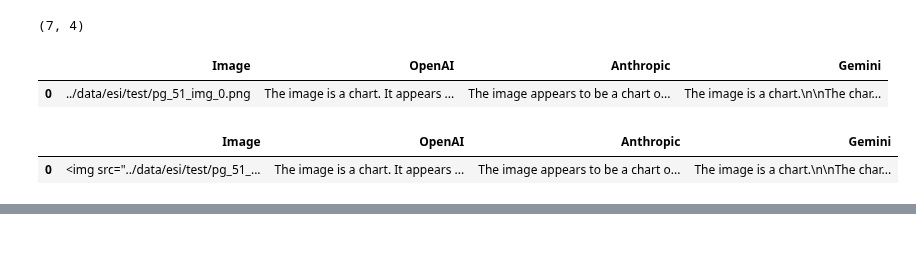
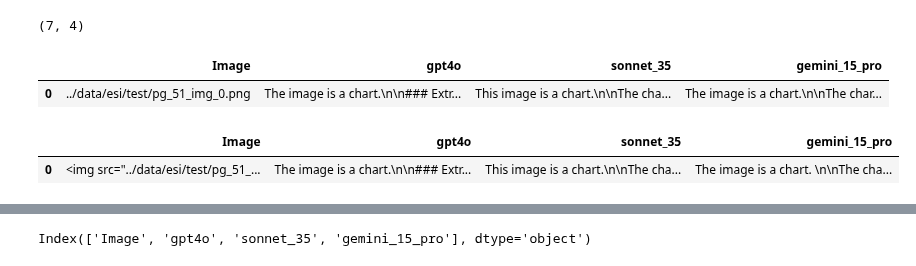
Before and after one commit to gurdeep101/fine_tune_llm_course, a Jupyter notebook: notebooks/esi_image_text_comp.ipynb, the cells around one changed output, grey strips where cells are left out. Drawn from its saved outputs; the diff is of its cells as text; code cells hidden in the pictures.

```diff
--- a/notebooks/esi_image_text_comp.ipynb
+++ b/notebooks/esi_image_text_comp.ipynb
@@ -56,8 +77,9 @@ print(image_list)
 ['../data/esi/test/pg_51_img_0.png', '../data/esi/test/pg_51_img_1.png', '../data/esi/test/pg_51_img_3.png', '../data/esi/test/pg_51_img_2.png', '../data/esi/test/pg_49_img_2.png', '../data/esi/test/p ...
 # %%
 prompt="""
+    you are an analyst reading tables and charts with the objective of extracting information from them for analysis.
     Identify the image as a table or a chart.
-    If the image is a table then return the table in markdown format .
-    If the image is a chart then extract the information in the chart from the image in as much detail as possible.
+    If the image is a table then return the table in markdown format.
+    If the image is a chart then extract the information in the chart from the image in as much detail as possible. Do not draw any interpretaions but focus solely on extracting information from the image
     If you are unable to classify the image as either a table or a chart, please summarize the image and return the summary.
 """
@@ -118,17 +136,20 @@ len(gemini_response.text), len(openai_response.text), len(anthropic_response.tex
+# %%
+t1_llms = [gpt4o, sonnet_35, gemini_15_pro]
+t2_llms = [gpt4o_mini, haiku3, gemini_15_flash]
 # %%
-image_descr = {}
-llms = [openai_mm_llm, anthropic_mm_llm, gemini_mm_llm]
+%%capture output
+image_descr_t1 = {}
 
 for img in image_list:
     # print(img)
-    image_descr[img] = []
+    image_descr_t1[img] = []
 
-for image_file in image_descr.keys():
-    for llm in llms:
+for image_file in image_descr_t1.keys():
+    for llm in t1_llms:
         image_documents = SimpleDirectoryReader(input_files=[image_file]).load_data()
         response = llm.complete(prompt=prompt, image_documents=image_documents)
         # print(restponse.text)
-        image_descr[image_file].append(response.text)
+        image_descr_t1[image_file].append(response.text)
         print(f'{llm} done!')
         # break
 # %% [output]
@@ -172,24 +230,25 @@ pd.set_option('display.max_colwidth',500)
 
 from IPython.display import HTML
 # %%
-image_df = pd.DataFrame(image_descr).transpose().reset_index()
-image_df.columns = ['Image','OpenAI', 'Anthropic','Gemini']
+image_df_t1 = pd.DataFrame(image_descr_t1).transpose().reset_index()
+# print(image_df_t1.head())
+image_df_t1.columns = ['Image', 'gpt4o', 'sonnet_35', 'gemini_15_pro']
 # image_df.columns = ['OpenAI', 'Anthropic','Gemini']
-print(image_df.shape)
+print(image_df_t1.shape)
 # %% [output]
 (7, 4)
 # %%
-image_df.head(1)
+image_df_t1.head(1)
 # %% [output]
-|  | Image | OpenAI | Anthropic | Gemini |
-| 0 | ../data/esi/test/pg_51_img_0.png | The image is a chart. It appears ... | The image appears to be a chart o... | The image is a chart.\n\nThe char... |
+|  | Image | gpt4o | sonnet_35 | gemini_15_pro |
+| 0 | ../data/esi/test/pg_51_img_0.png | The image is a chart.\n\n### Extr... | This image is a chart.\n\nThe cha... | The image is a chart.\n\nThe char... |
 # %%
 def path_to_image_html(path):
     return f'<img src="{path}" width="200" >'
 # %%
-image_df['Image'] = image_df['Image'].apply(path_to_image_html)
-image_df.head(1)
+image_df_t1['Image'] = image_df_t1['Image'].apply(path_to_image_html)
+image_df_t1.head(1)
 # %% [output]
-|  | Image | OpenAI | Anthropic | Gemini |
-| 0 | <img src="../data/esi/test/pg_51_... | The image is a chart. It appears ... | The image appears to be a chart o... | The image is a chart.\n\nThe char... |
+|  | Image | gpt4o | sonnet_35 | gemini_15_pro |
+| 0 | <img src="../data/esi/test/pg_51_... | The image is a chart.\n\n### Extr... | This image is a chart.\n\nThe cha... | The image is a chart. \n\nThe cha... |
 # %%
@@ -197,5 +256,9 @@ HTML(image_df.to_html(escape=False))
 # %% [output]
 [interactive output not drawn]
+# %%
+image_df_t1.columns
+# %% [output]
+Index(['Image', 'gpt4o', 'sonnet_35', 'gemini_15_pro'], dtype='object')
 # %%
 # Define a style function to set minimum width
 def style_min_width(s, width):
```
Also changed, not shown: parts of 19 cells of this notebook, 2 other files.
